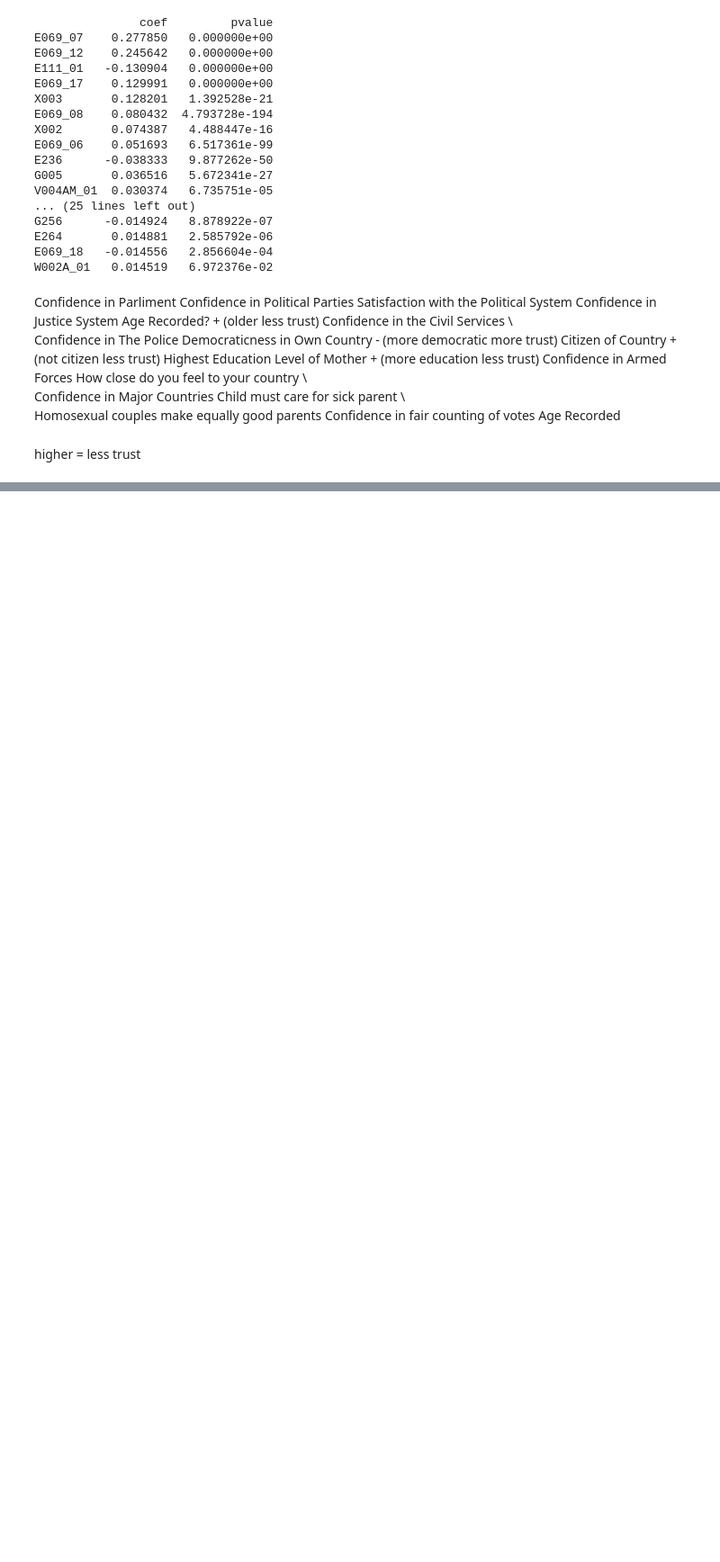
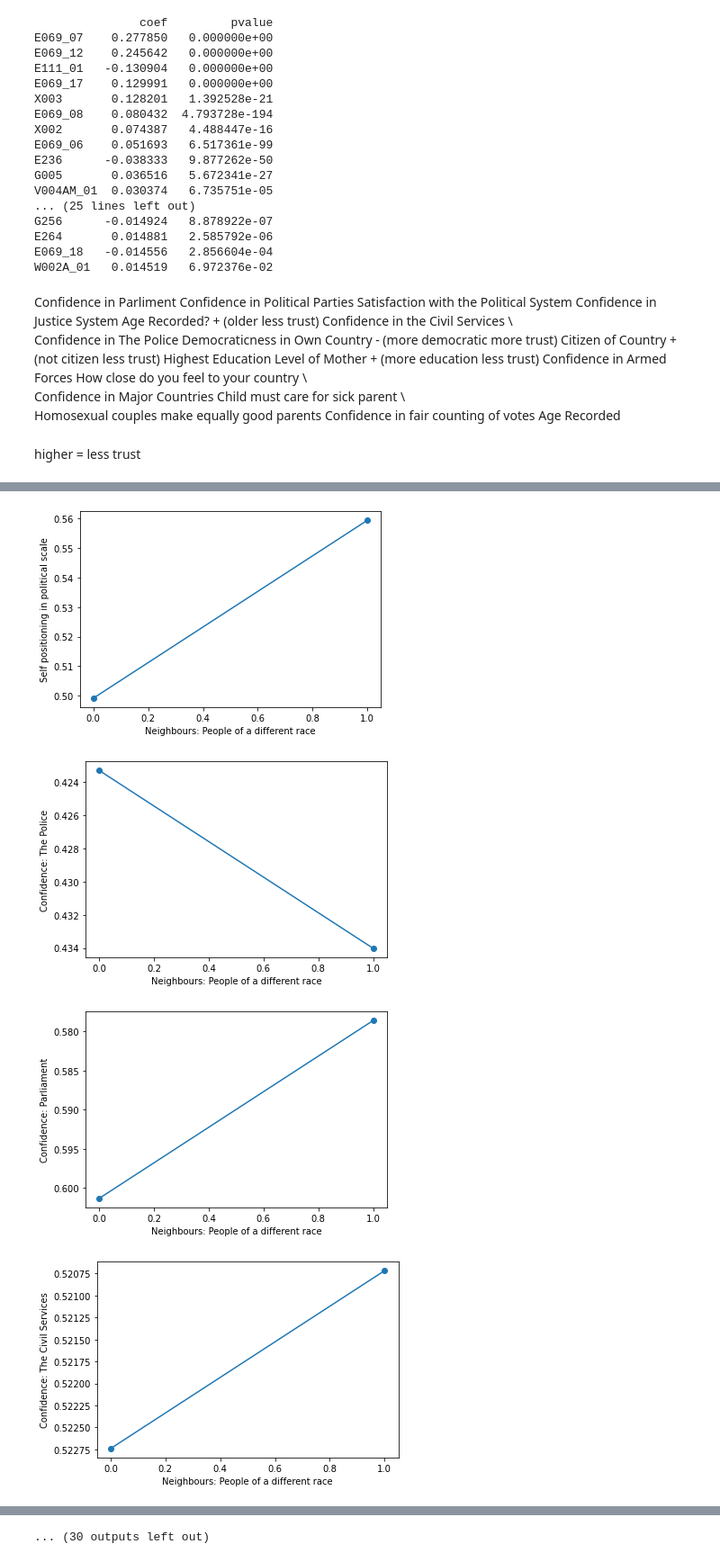
Before and after one commit to theCydonian/S120proj, a Jupyter notebook: S120.ipynb, the cells around one changed output, grey strips where cells are left out. Shown at 90% size. Cells and saved outputs as stored; diff of their text form; code cells hidden in the pictures; blank space fills up the shorter version.

```diff
--- a/S120.ipynb
+++ b/S120.ipynb
@@ -198,3 +222,18 @@ Confidence in fair counting of votes
 Age Recorded
 # %% [markdown]
 higher = less trust
+# %%
+x_desc = {"A124_02": ("Neighbours: People of a different race", 1),
+"A124_06": ("Neighbours: Immigrants/foreign workers", 1),
+"C002_01": ("Jobs scarce: Employers should give priority to (nation) people than immigrants (5-point scale)", -1),
+"G007_35_B": ("Trust: People of another religion (B)", -1),
+"G007_36_B": ("Trust: People of another nationality (B)", -1),
+"G005": ("Citizen of country", 1),
+"G052": ("Evaluate the impact of immigrants on the development of [your country]", 1)}
+
+y_desc = {"E033": ("Self positioning in political scale", 1),
+"E069_06": ("Confidence: The Police", -1),
+"E069_07": ("Confidence: Parliament", -1),
+"E069_08": ("Confidence: The Civil Services", -1),
+"E069_11": ("Confidence: The Government", -1),
+"E069_17": ("Confidence: Justice System/Courts", -1)}
@@ -200,0 +289,34 @@ higher = less trust
+# %%
+def plot_rel(xcol, ycol, best_fit=True):
+
+    sdf = subdf[[xcol, ycol]]
+    norm=(sdf-sdf.min())/(sdf.max()-sdf.min())
+
+    ybyx = norm.groupby([xcol]).mean()
+    # print(ybyx)
+
+    y = ybyx[ycol]
+    if y_desc[ycol][1] == -1:
+        plt.gca().invert_yaxis()
+
+    X = ybyx.index.values
+    if x_desc[xcol][1] == -1:
+        plt.gca().invert_xaxis()
+
+    plt.scatter(X, y)
+    plt.xlabel(x_desc[xcol][0])
+    plt.ylabel(y_desc[ycol][0])
+
+    if best_fit:
+        plt.plot(X, np.poly1d(np.polyfit(X, y, 1))(X))
+
+    plt.show()
+
+for x in ["A124_02", "A124_06","C002_01", "G007_35_B", "G007_36_B", "G005", "G052"]:
+    for y in ["E033", "E069_06", "E069_07", "E069_08", "E069_11", "E069_17"]:
+        plot_rel(x, y)
+# %% [output]
+[figure, added]
+[figure, added]
+[figure, added]
+[figure, added]
@@ -200,0 +331 @@ higher = less trust
+... (30 outputs left out)
```
Also changed, not shown: parts of 9 cells of this notebook.
